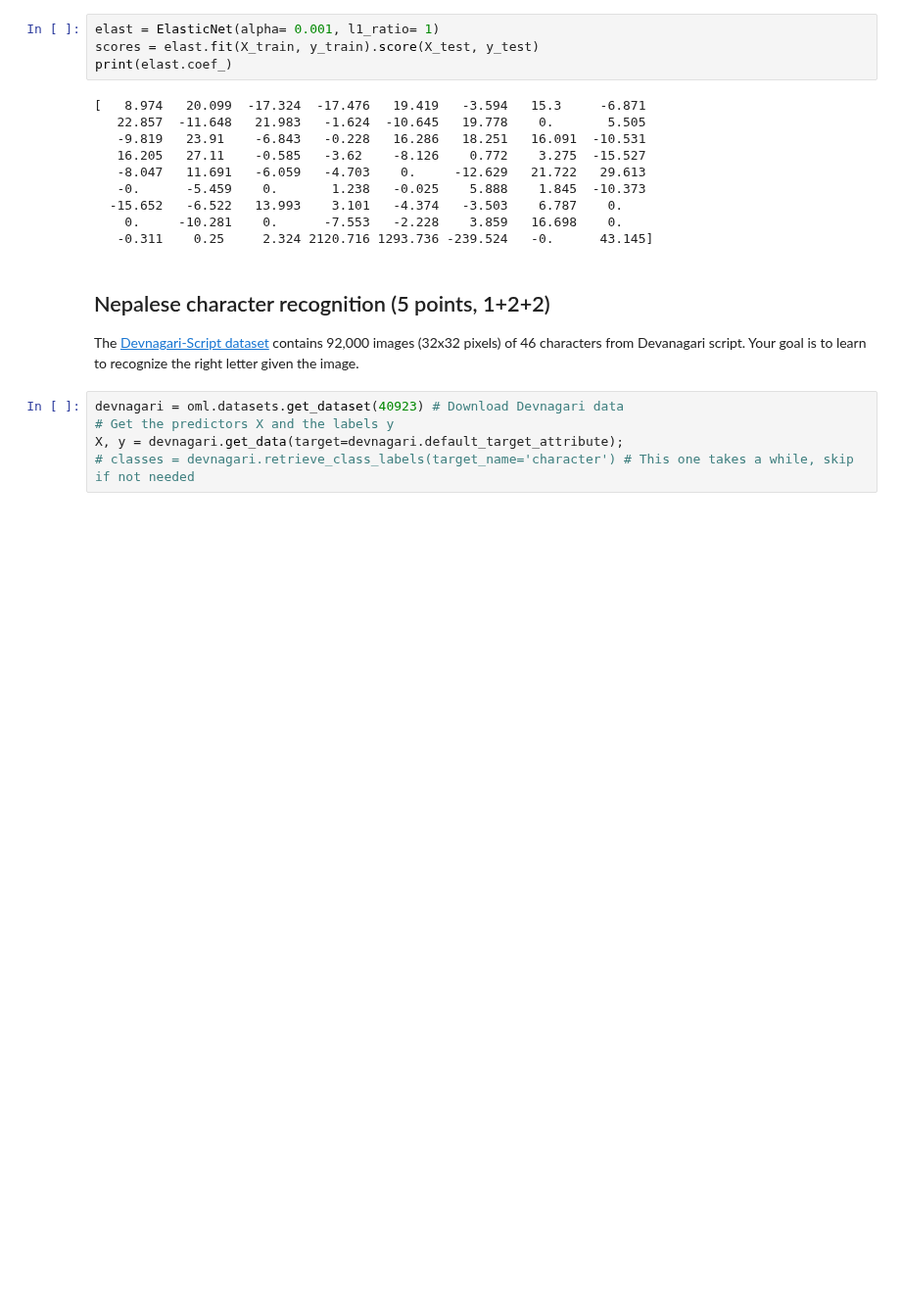
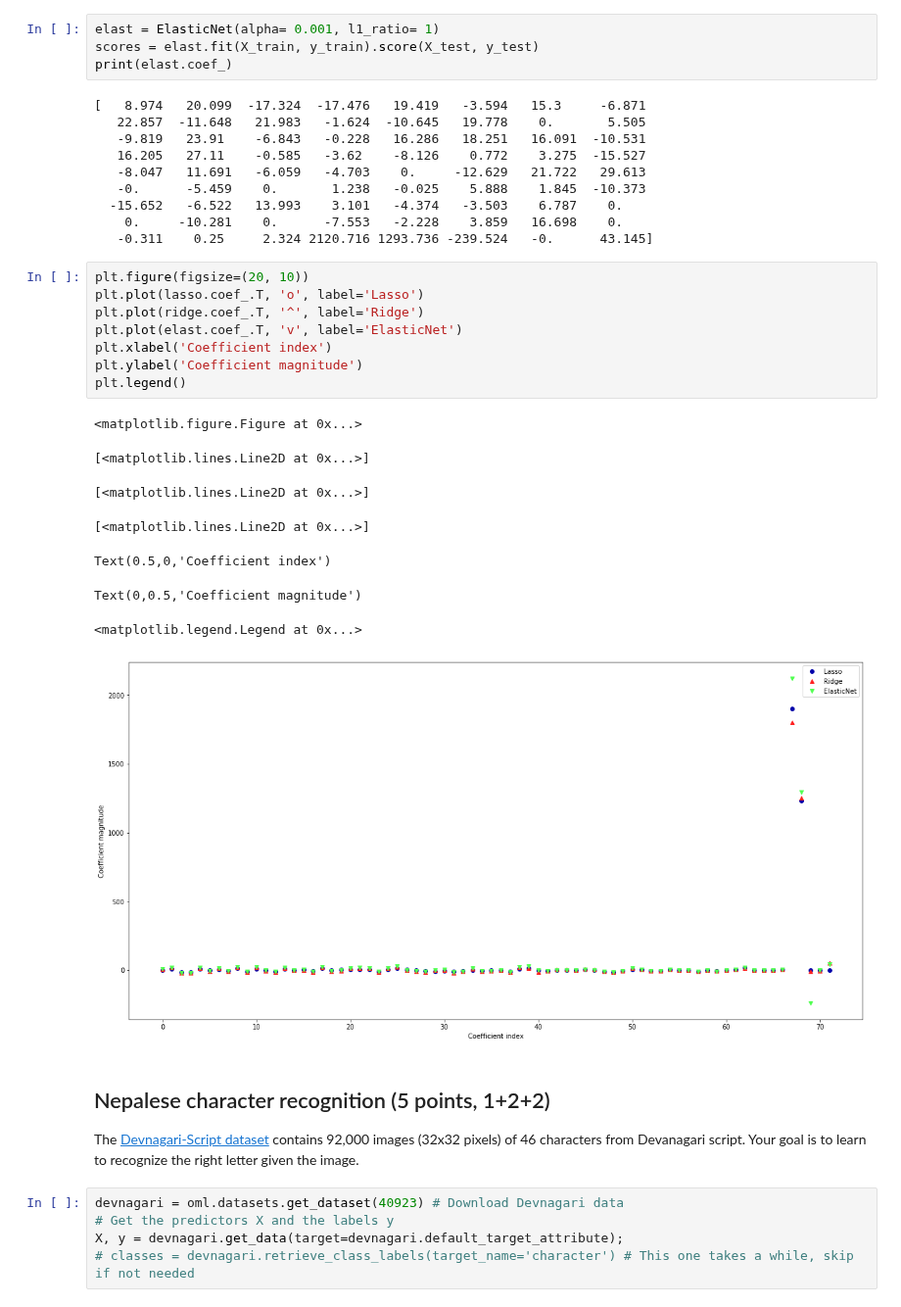
Before and after one commit to Mesoptier/ML-course, a Jupyter notebook: Assignment 1.ipynb, the cells around one changed output. Shown at 98% size. Saved outputs shown, nothing was run; the diff lists cells and outputs as text; blank space fills up the shorter version.

Commit message:
Plot coefficients added

```diff
--- a/Assignment 1.ipynb
+++ b/Assignment 1.ipynb
@@ -321,6 +321,23 @@ print(elast.coef_)
   -15.652   -6.522   13.993    3.101   -4.374   -3.503    6.787    0.
     0.     -10.281    0.      -7.553   -2.228    3.859   16.698    0.
    -0.311    0.25     2.324 2120.716 1293.736 -239.524   -0.      43.145]
+# %%
+plt.figure(figsize=(20, 10))
+plt.plot(lasso.coef_.T, 'o', label='Lasso')
+plt.plot(ridge.coef_.T, '^', label='Ridge')
+plt.plot(elast.coef_.T, 'v', label='ElasticNet')
+plt.xlabel('Coefficient index')
+plt.ylabel('Coefficient magnitude')
+plt.legend()
+# %% [output]
+<matplotlib.figure.Figure at 0x...>
+[<matplotlib.lines.Line2D at 0x...>]
+[<matplotlib.lines.Line2D at 0x...>]
+[<matplotlib.lines.Line2D at 0x...>]
+Text(0.5,0,'Coefficient index')
+Text(0,0.5,'Coefficient magnitude')
+<matplotlib.legend.Legend at 0x...>
+[figure, added]
 # %% [markdown]
 ## Nepalese character recognition (5 points, 1+2+2)
 The [Devnagari-Script dataset](https://www.openml.org/d/40923) contains 92,000 images (32x32 pixels) of 46 characters from Devanagari script. Your goal is to learn to recognize the right letter given the image.
```
